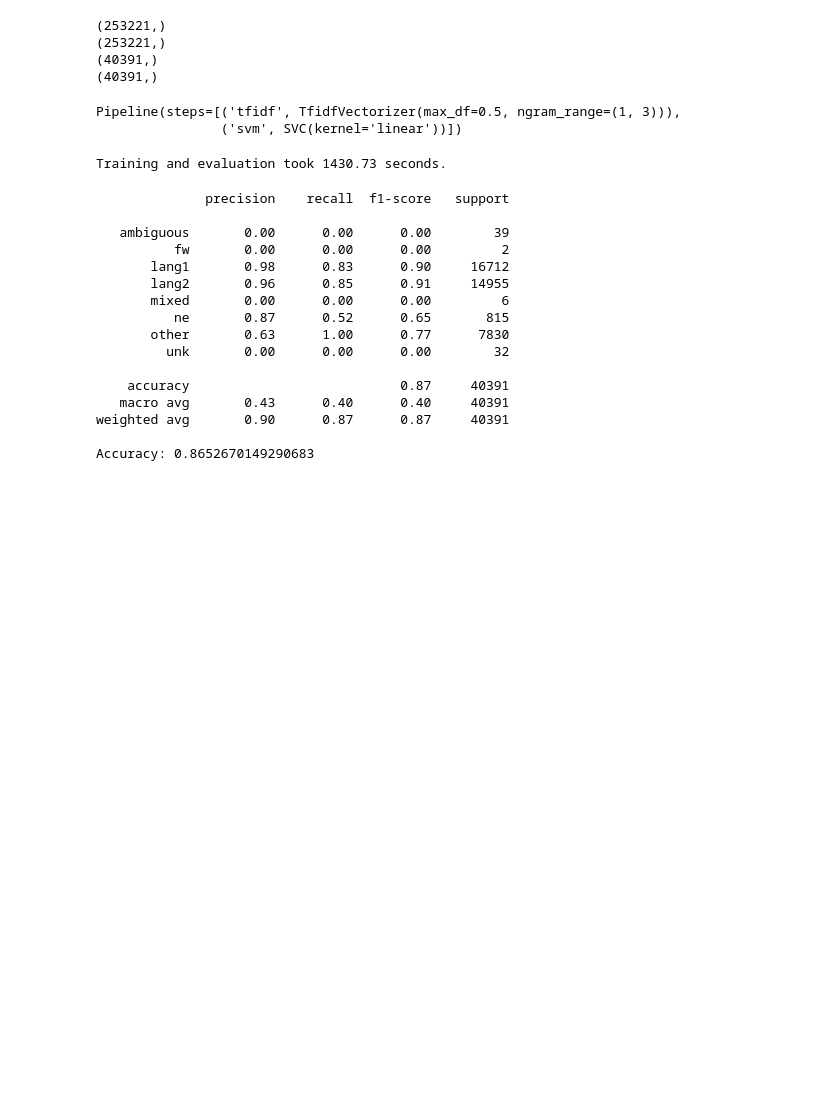
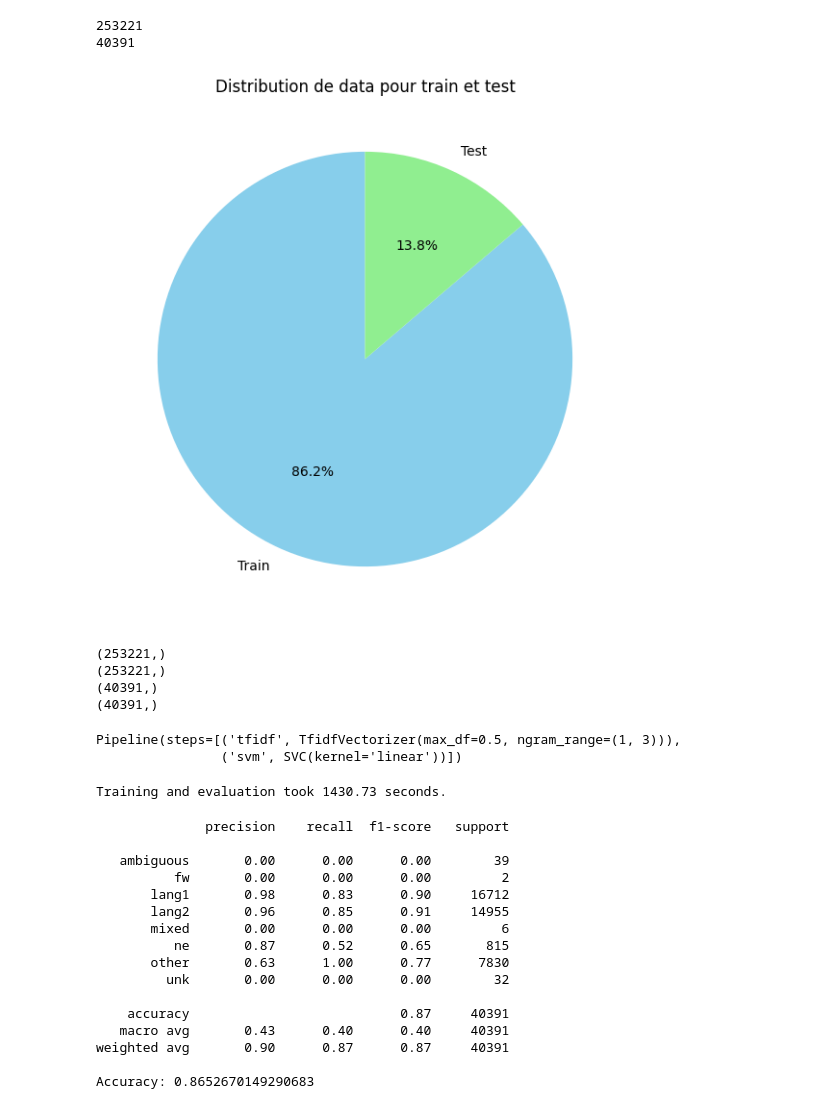
Before and after one commit to Lidan0241/language-detection, a Jupyter notebook: svm_model.ipynb, the cells around one changed output. Drawn from its saved outputs; the diff is of its cells as text; code cells hidden in the pictures; blank space fills up the shorter version.

```diff
--- a/svm_model.ipynb
+++ b/svm_model.ipynb
@@ -67,0 +64,19 @@ print(df_dev.size / (df_train.size + df_dev.size) * 100)
+# %%
+nombre_de_lignes_train = df_train.shape[0]
+print(nombre_de_lignes_train)
+nombre_de_lignes_dev = df_dev.shape[0]
+print(nombre_de_lignes_dev)
+#  counts of each : 202574 rows for each x y train, 50645 rows for each x y test
+# %% [output]
+253221
+40391
+# %%
+sizes = [nombre_de_lignes_train, nombre_de_lignes_dev]
+labels = ['Train', 'Test']
+
+plt.figure(figsize=(7, 7))
+plt.pie(sizes, labels=labels, autopct='%1.1f%%', startangle=90, colors=['skyblue', 'lightgreen'])
+plt.title('Distribution de data pour train et test')
+plt.show()
+# %% [output]
+[figure, added]
```
Also changed, not shown: parts of 7 cells of this notebook, 1 other file.
